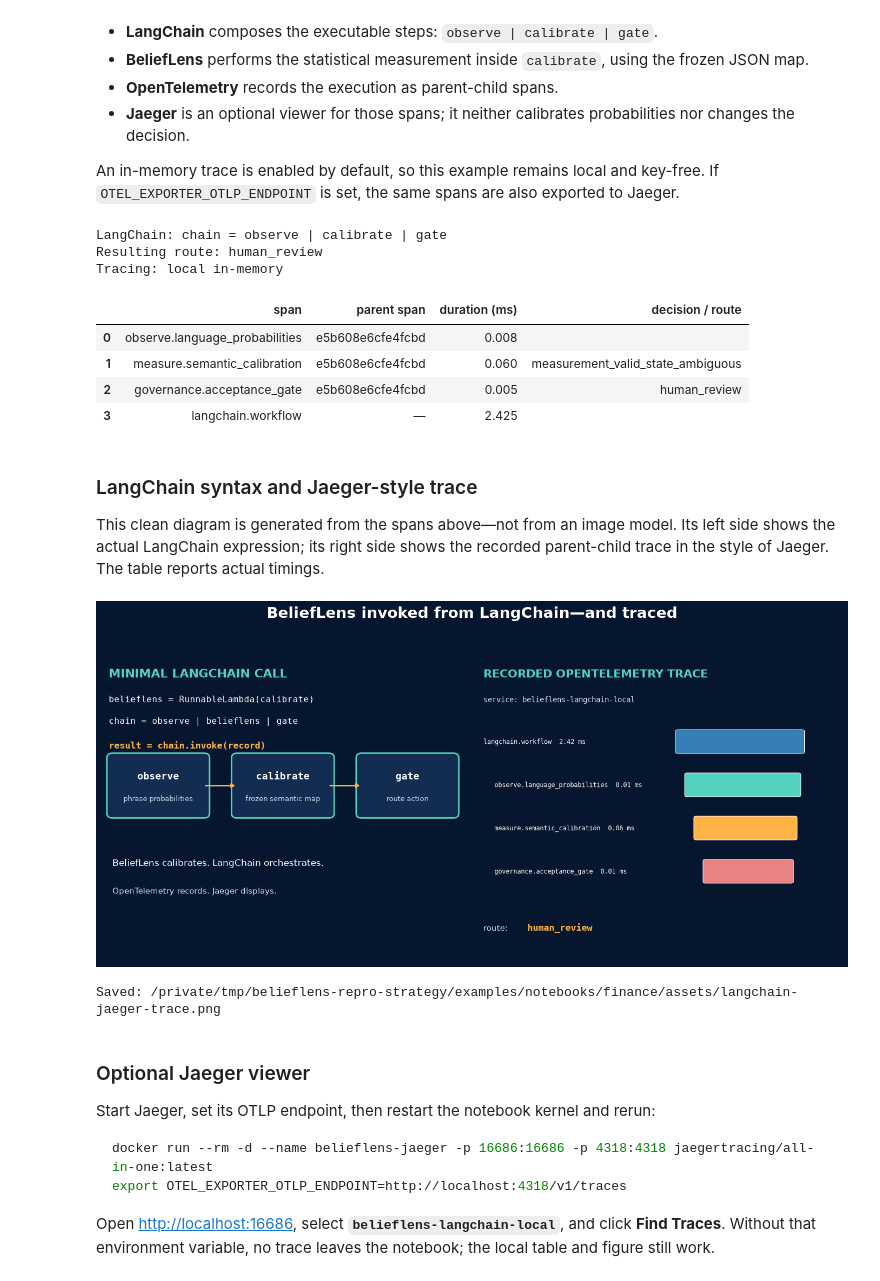
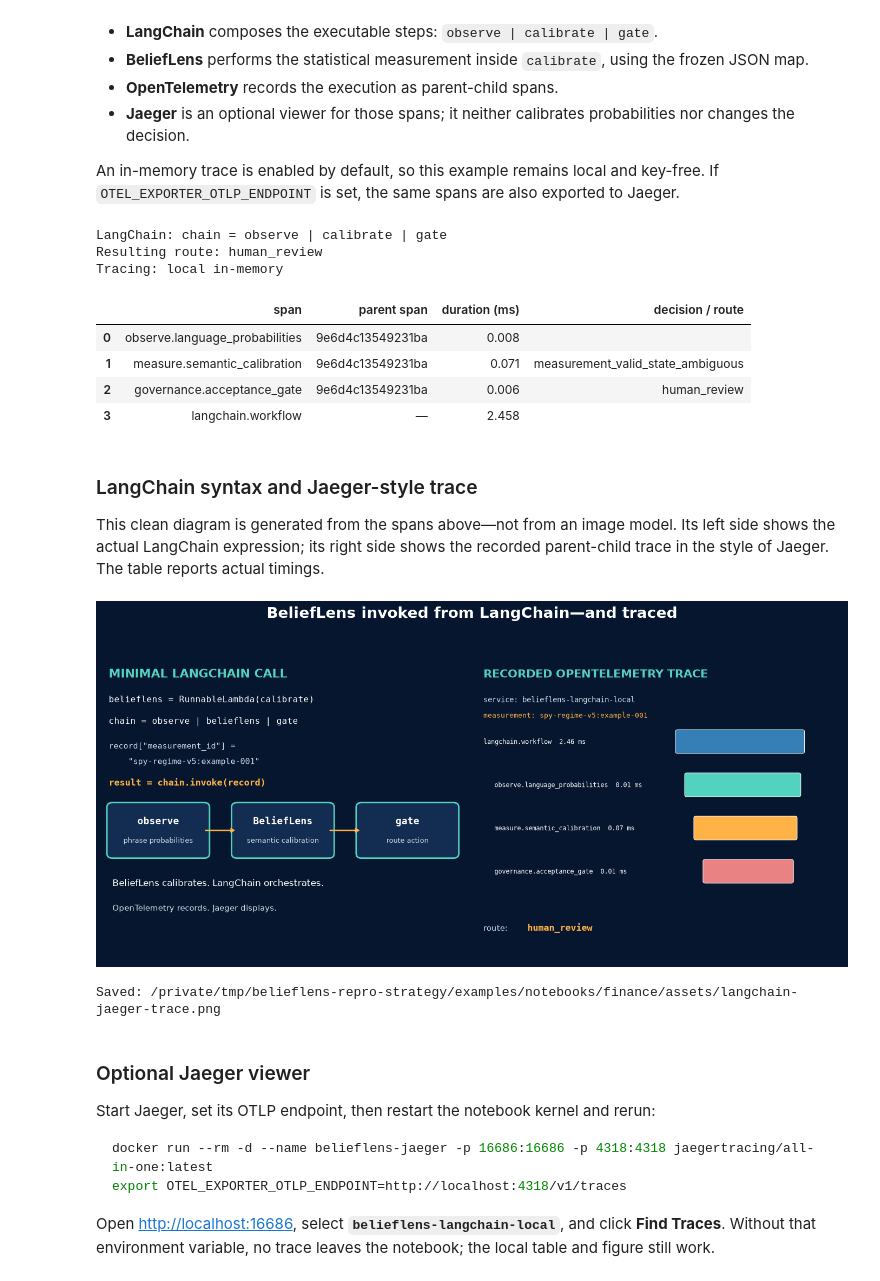
Before and after one commit to mfrdixon/BeliefLens-RSS-Reproducibility, a Jupyter notebook: examples/notebooks/finance/BeliefLens_LangChain_measurement.ipynb, the cells around one changed output. Saved outputs shown, nothing was run; the diff lists cells and outputs as text; code cells hidden in the pictures.

Commit message:
Trace LangChain measurement identifier

```diff
--- a/examples/notebooks/finance/BeliefLens_LangChain_measurement.ipynb
+++ b/examples/notebooks/finance/BeliefLens_LangChain_measurement.ipynb
@@ -155,6 +155,7 @@ The raw language channel is almost certain about Risk-on, but the historical cal
 rows = pd.read_csv(BUNDLE / 'row_level_measurements.csv')
 archived = rows.iloc[0]
 record = {
+    'measurement_id': 'spy-regime-v5:example-001',
     'observation_id': archived['scenario_id'],
     'evidence_date': archived['date'],
     'language_probabilities': {
@@ -259,12 +260,14 @@ tracer = provider.get_tracer('belieflens.langchain.measurement')
 
 def observe(value):
     with tracer.start_as_current_span('observe.language_probabilities') as span:
+        span.set_attribute('measurement.id', str(value['measurement_id']))
         span.set_attribute('observation.id', str(value['observation_id']))
         return value
 
 def calibrate(value):
     with tracer.start_as_current_span('measure.semantic_calibration') as span:
         out = apply_frozen_calibration(value)
+        span.set_attribute('measurement.id', str(value['measurement_id']))
         span.set_attribute('measurement.leading_state', out['leading_state'])
         span.set_attribute('measurement.leading_probability', out['leading_probability'])
         span.set_attribute('measurement.decision', out['decision'])
@@ -273,6 +276,7 @@ def calibrate(value):
 def gate(value):
     with tracer.start_as_current_span('governance.acceptance_gate') as span:
         next_route = route_measurement({'measurement':value})
+        span.set_attribute('measurement.id', str(value['measurement_id']))
         span.set_attribute('governance.route', next_route)
         span.set_attribute('governance.failed_checks', len(value['reasons']))
         return {'measurement':value, 'route':next_route}
@@ -281,7 +285,8 @@ def gate(value):
 belieflens = RunnableLambda(calibrate)
 chain = RunnableLambda(observe) | belieflens | RunnableLambda(gate)
 memory_exporter.clear()
-with tracer.start_as_current_span('langchain.workflow'):
+with tracer.start_as_current_span('langchain.workflow') as workflow_span:
+    workflow_span.set_attribute('measurement.id', record['measurement_id'])
     traced_result = chain.invoke(record)
 provider.force_flush()
 spans = list(memory_exporter.get_finished_spans())
@@ -300,10 +305,10 @@ LangChain: chain = observe | calibrate | gate
 Resulting route: human_review
 Tracing: local in-memory
 |  | span | parent span | duration (ms) | decision / route |
-| 0 | observe.language_probabilities | e5b608e6cfe4fcbd | 0.008 |  |
-| 1 | measure.semantic_calibration | e5b608e6cfe4fcbd | 0.060 | measurement_valid_state_ambiguous |
-| 2 | governance.acceptance_gate | e5b608e6cfe4fcbd | 0.005 | human_review |
-| 3 | langchain.workflow | — | 2.425 |  |
+| 0 | observe.language_probabilities | 9e6d4c13549231ba | 0.008 |  |
+| 1 | measure.semantic_calibration | 9e6d4c13549231ba | 0.071 | measurement_valid_state_ambiguous |
+| 2 | governance.acceptance_gate | 9e6d4c13549231ba | 0.006 | human_review |
+| 3 | langchain.workflow | — | 2.458 |  |
 # %% [markdown]
 ### LangChain syntax and Jaeger-style trace
 
@@ -311,36 +316,39 @@ This clean diagram is generated from the spans above—not from an image model.
 # %%
 import matplotlib.pyplot as plt
 from matplotlib.patches import FancyBboxPatch
 fig,(a,b)=plt.subplots(1,2,figsize=(14,7)); fig.patch.set_facecolor('#07162f')
 for ax in (a,b): ax.set_facecolor('#07162f'); ax.axis('off')
 a.text(.02,.92,'MINIMAL LANGCHAIN CALL',color='#53d2c0',size=16,weight='bold')
 a.text(.02,.84,'belieflens = RunnableLambda(calibrate)',color='white',size=11.5,family='monospace')
 a.text(.02,.77,'chain = observe | belieflens | gate',color='white',size=11.5,family='monospace')
-a.text(.02,.69,'result = chain.invoke(record)',color='#ffb347',size=12.5,weight='bold',family='monospace')
-items=[(.03,'observe','phrase probabilities'),(.37,'calibrate','frozen semantic map'),(.71,'gate','route action')]
+a.text(.02,.69,'record["measurement_id"] =',color='#d4deec',size=10.5,family='monospace')
+a.text(.02,.64,'    "spy-regime-v5:example-001"',color='#d4deec',size=10.5,family='monospace')
+a.text(.02,.57,'result = chain.invoke(record)',color='#ffb347',size=12.5,weight='bold',family='monospace')
+items=[(.03,'observe','phrase probabilities'),(.37,'BeliefLens','semantic calibration'),(.71,'gate','route action')]
 for x,t,s in items:
- a.add_patch(FancyBboxPatch((x,.48),.25,.18,boxstyle='round,pad=.015',facecolor='#132d52',edgecolor='#53d2c0',lw=2))
- a.text(x+.125,.59,t,ha='center',color='white',size=13,weight='bold',family='monospace'); a.text(x+.125,.52,s,ha='center',color='#d4deec',size=9)
-for x,y in [(.28,.37),(.62,.71)]: a.annotate('',(y,.57),(x,.57),arrowprops={'arrowstyle':'->','color':'#ffb347','lw':2})
-a.text(.03,.31,'BeliefLens calibrates. LangChain orchestrates.',color='white',size=12)
-a.text(.03,.22,'OpenTelemetry records. Jaeger displays.',color='#d4deec',size=11)
+ a.add_patch(FancyBboxPatch((x,.35),.25,.15,boxstyle='round,pad=.015',facecolor='#132d52',edgecolor='#53d2c0',lw=2))
+ a.text(x+.125,.445,t,ha='center',color='white',size=13,weight='bold',family='monospace'); a.text(x+.125,.385,s,ha='center',color='#d4deec',size=9)
+for x,y in [(.28,.37),(.62,.71)]: a.annotate('',(y,.425),(x,.425),arrowprops={'arrowstyle':'->','color':'#ffb347','lw':2})
+a.text(.03,.245,'BeliefLens calibrates. LangChain orchestrates.',color='white',size=12)
+a.text(.03,.165,'OpenTelemetry records. Jaeger displays.',color='#d4deec',size=11)
 b.text(.02,.92,'RECORDED OPENTELEMETRY TRACE',color='#53d2c0',size=15,weight='bold')
 b.text(.02,.84,'service: belieflens-langchain-local',color='#d4deec',size=10,family='monospace')
+b.text(.02,.79,'measurement: '+record['measurement_id'],color='#ffb347',size=9.5,family='monospace')
 order=['langchain.workflow','observe.language_probabilities','measure.semantic_calibration','governance.acceptance_gate']
 colors=['#367fb6','#53d2c0','#ffb347','#e98383']
 span_by_name={s.name:s for s in spans}
 for i,(name,col) in enumerate(zip(order,colors)):
  y=.68-i*.14
  duration=(span_by_name[name].end_time-span_by_name[name].start_time)/1e6
  b.text(.02+(.03 if i else 0),y+.025,f'{name}  {duration:.2f} ms',color='white',size=8.8,family='monospace')
  b.add_patch(FancyBboxPatch((.55+i*.025,y),.34-i*.035,.065,boxstyle='round,pad=.006',facecolor=col,edgecolor='white',lw=.7))
 b.text(.02,.10,'route:',color='#d4deec',size=11); b.text(.14,.10,traced_result['route'],color='#ffb347',size=12,weight='bold',family='monospace')
 fig.suptitle('BeliefLens invoked from LangChain—and traced',color='white',size=20,weight='bold')
 fig.tight_layout(rect=(0,.02,1,.94))
 path=ROOT/'assets'/'langchain-jaeger-trace.png'; fig.savefig(path,dpi=180,facecolor=fig.get_facecolor(),bbox_inches='tight'); plt.show()
 print('Saved:',path.resolve())
 # %% [output]
-[figure, old version]
+[figure, new version]
 Saved: /private/tmp/belieflens-repro-strategy/examples/notebooks/finance/assets/langchain-jaeger-trace.png
 # %% [markdown]
 ### Optional Jaeger viewer
```
Also changed, not shown: 2 other files.
